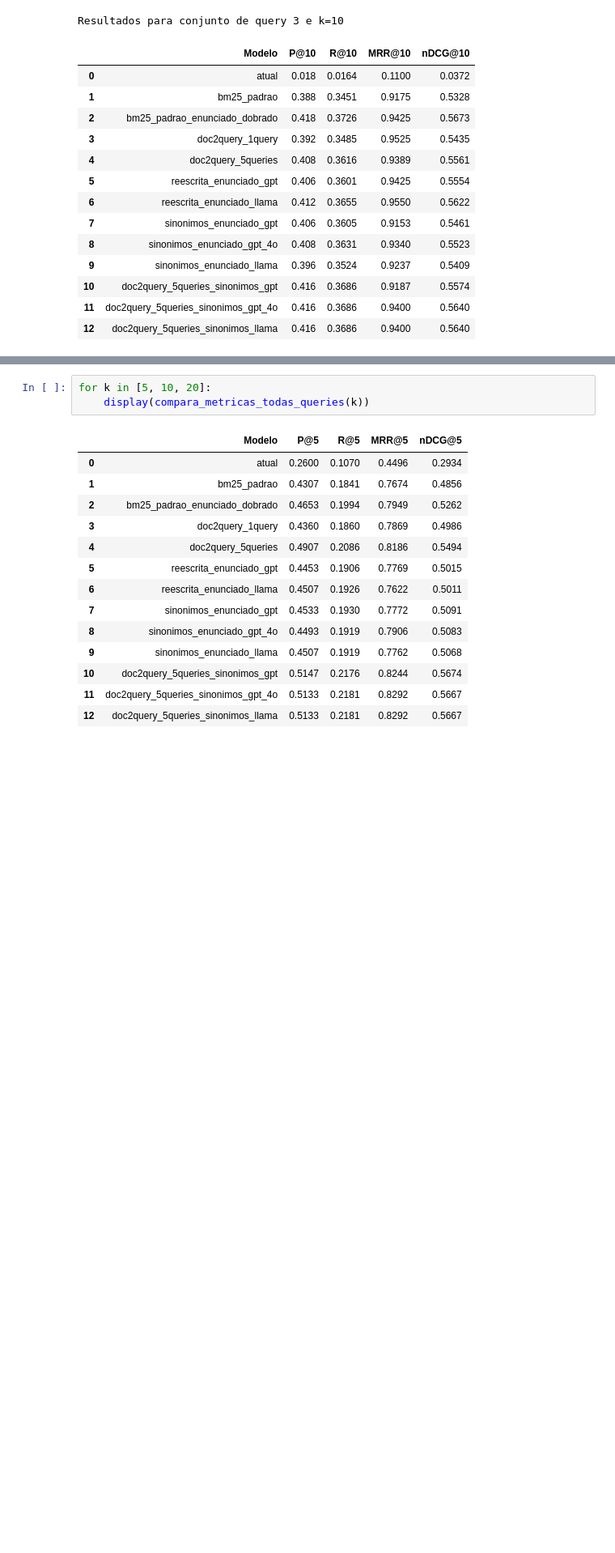
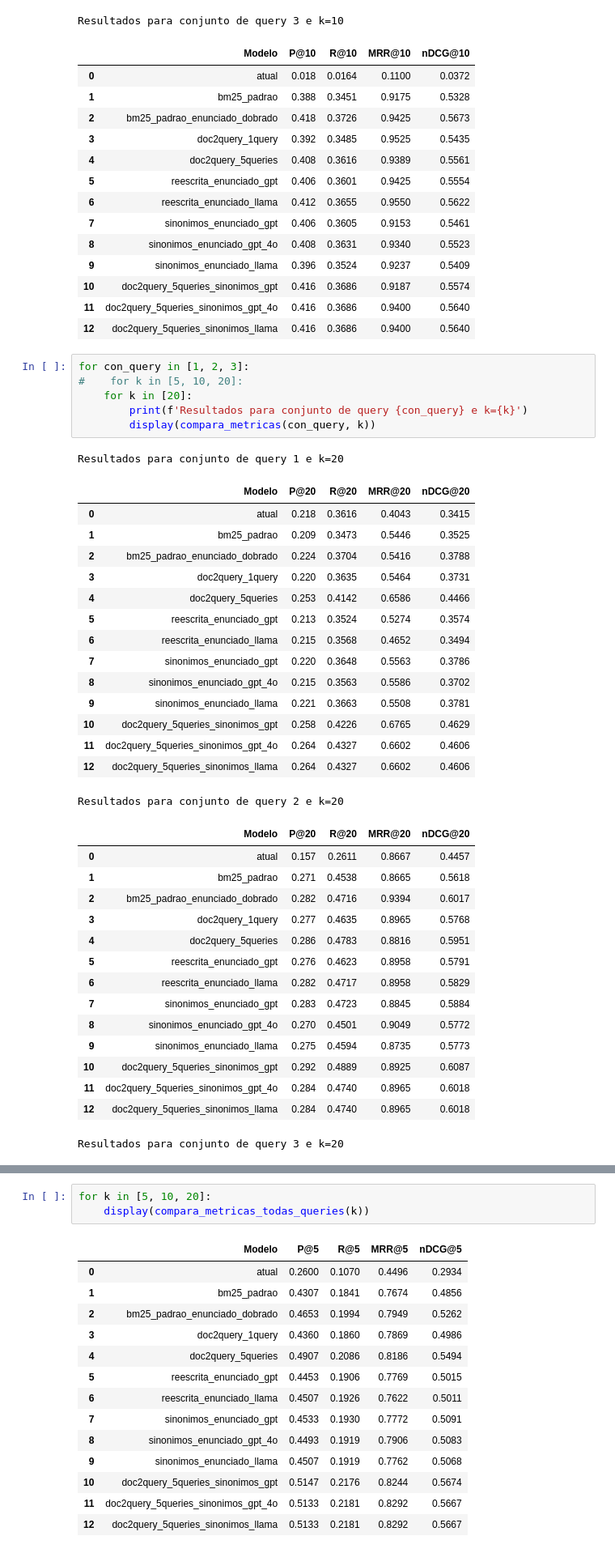
Before and after one commit to carisio/juris_tcu_expansao_doc, a Jupyter notebook: projeto_final/codigo/src/12_compila_todas_metricas.ipynb, the cells around one changed output, grey strips where cells are left out. Shown at 81% size. Drawn from its saved outputs; the diff is of its cells as text; blank space fills up the shorter version.

```diff
--- a/projeto_final/codigo/src/12_compila_todas_metricas.ipynb
+++ b/projeto_final/codigo/src/12_compila_todas_metricas.ipynb
@@ -263,3 +315,41 @@ Resultados para conjunto de query 3 e k=10
 | 10 | doc2query_5queries_sinonimos_gpt | 0.416 | 0.3686 | 0.9187 | 0.5574 |
 | 11 | doc2query_5queries_sinonimos_gpt_4o | 0.416 | 0.3686 | 0.9400 | 0.5640 |
 | 12 | doc2query_5queries_sinonimos_llama | 0.416 | 0.3686 | 0.9400 | 0.5640 |
+# %%
+for con_query in [1, 2, 3]:
+#    for k in [5, 10, 20]:
+    for k in [20]:
+        print(f'Resultados para conjunto de query {con_query} e k={k}')
+        display(compara_metricas(con_query, k))
+# %% [output]
+Resultados para conjunto de query 1 e k=20
+|  | Modelo | P@20 | R@20 | MRR@20 | nDCG@20 |
+| 0 | atual | 0.218 | 0.3616 | 0.4043 | 0.3415 |
+| 1 | bm25_padrao | 0.209 | 0.3473 | 0.5446 | 0.3525 |
+| 2 | bm25_padrao_enunciado_dobrado | 0.224 | 0.3704 | 0.5416 | 0.3788 |
+| 3 | doc2query_1query | 0.220 | 0.3635 | 0.5464 | 0.3731 |
+| 4 | doc2query_5queries | 0.253 | 0.4142 | 0.6586 | 0.4466 |
+| 5 | reescrita_enunciado_gpt | 0.213 | 0.3524 | 0.5274 | 0.3574 |
+| 6 | reescrita_enunciado_llama | 0.215 | 0.3568 | 0.4652 | 0.3494 |
+| 7 | sinonimos_enunciado_gpt | 0.220 | 0.3648 | 0.5563 | 0.3786 |
+| 8 | sinonimos_enunciado_gpt_4o | 0.215 | 0.3563 | 0.5586 | 0.3702 |
+| 9 | sinonimos_enunciado_llama | 0.221 | 0.3663 | 0.5508 | 0.3781 |
+| 10 | doc2query_5queries_sinonimos_gpt | 0.258 | 0.4226 | 0.6765 | 0.4629 |
+| 11 | doc2query_5queries_sinonimos_gpt_4o | 0.264 | 0.4327 | 0.6602 | 0.4606 |
+| 12 | doc2query_5queries_sinonimos_llama | 0.264 | 0.4327 | 0.6602 | 0.4606 |
+Resultados para conjunto de query 2 e k=20
+|  | Modelo | P@20 | R@20 | MRR@20 | nDCG@20 |
+| 0 | atual | 0.157 | 0.2611 | 0.8667 | 0.4457 |
+| 1 | bm25_padrao | 0.271 | 0.4538 | 0.8665 | 0.5618 |
+| 2 | bm25_padrao_enunciado_dobrado | 0.282 | 0.4716 | 0.9394 | 0.6017 |
+| 3 | doc2query_1query | 0.277 | 0.4635 | 0.8965 | 0.5768 |
+| 4 | doc2query_5queries | 0.286 | 0.4783 | 0.8816 | 0.5951 |
+| 5 | reescrita_enunciado_gpt | 0.276 | 0.4623 | 0.8958 | 0.5791 |
+| 6 | reescrita_enunciado_llama | 0.282 | 0.4717 | 0.8958 | 0.5829 |
+| 7 | sinonimos_enunciado_gpt | 0.283 | 0.4723 | 0.8845 | 0.5884 |
+| 8 | sinonimos_enunciado_gpt_4o | 0.270 | 0.4501 | 0.9049 | 0.5772 |
+| 9 | sinonimos_enunciado_llama | 0.275 | 0.4594 | 0.8735 | 0.5773 |
+| 10 | doc2query_5queries_sinonimos_gpt | 0.292 | 0.4889 | 0.8925 | 0.6087 |
+| 11 | doc2query_5queries_sinonimos_gpt_4o | 0.284 | 0.4740 | 0.8965 | 0.6018 |
+| 12 | doc2query_5queries_sinonimos_llama | 0.284 | 0.4740 | 0.8965 | 0.6018 |
+Resultados para conjunto de query 3 e k=20
```
Also changed, not shown: parts of 3 cells of this notebook.
